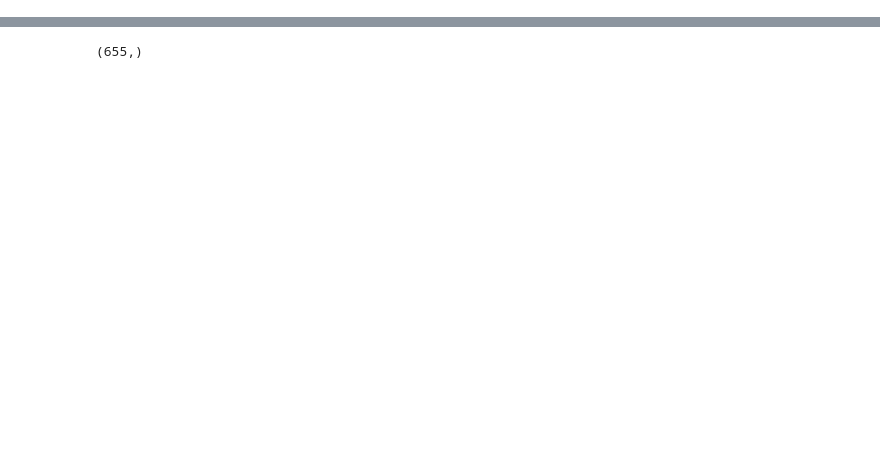
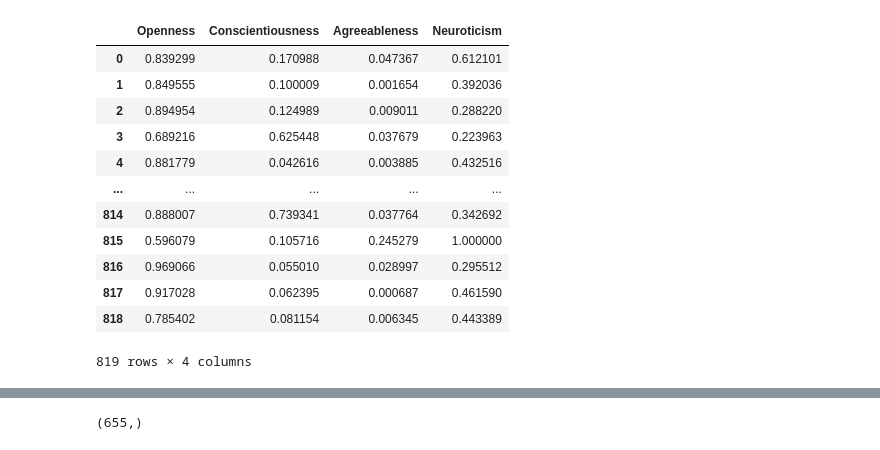
Before and after one commit to antussa2016/thesis_work, a Jupyter notebook: model/thesis_model.ipynb, the cells around one changed output, grey strips where cells are left out. Saved outputs shown, nothing was run; the diff lists cells and outputs as text; code cells hidden in the pictures; blank space fills up the shorter version.

```diff
--- a/model/thesis_model.ipynb
+++ b/model/thesis_model.ipynb
@@ -121,0 +115,16 @@ y = np.array(df.iloc[:,-7:])
+# %%
+df.iloc[:,1:5]
+# %% [output]
+|  | Openness | Conscientiousness | Agreeableness | Neuroticism |
+| 0 | 0.839299 | 0.170988 | 0.047367 | 0.612101 |
+| 1 | 0.849555 | 0.100009 | 0.001654 | 0.392036 |
+| 2 | 0.894954 | 0.124989 | 0.009011 | 0.288220 |
+| 3 | 0.689216 | 0.625448 | 0.037679 | 0.223963 |
+| 4 | 0.881779 | 0.042616 | 0.003885 | 0.432516 |
+| ... | ... | ... | ... | ... |
+| 814 | 0.888007 | 0.739341 | 0.037764 | 0.342692 |
+| 815 | 0.596079 | 0.105716 | 0.245279 | 1.000000 |
+| 816 | 0.969066 | 0.055010 | 0.028997 | 0.295512 |
+| 817 | 0.917028 | 0.062395 | 0.000687 | 0.461590 |
+| 818 | 0.785402 | 0.081154 | 0.006345 | 0.443389 |
+819 rows × 4 columns
```
Also changed, not shown: parts of 12 cells of this notebook.
